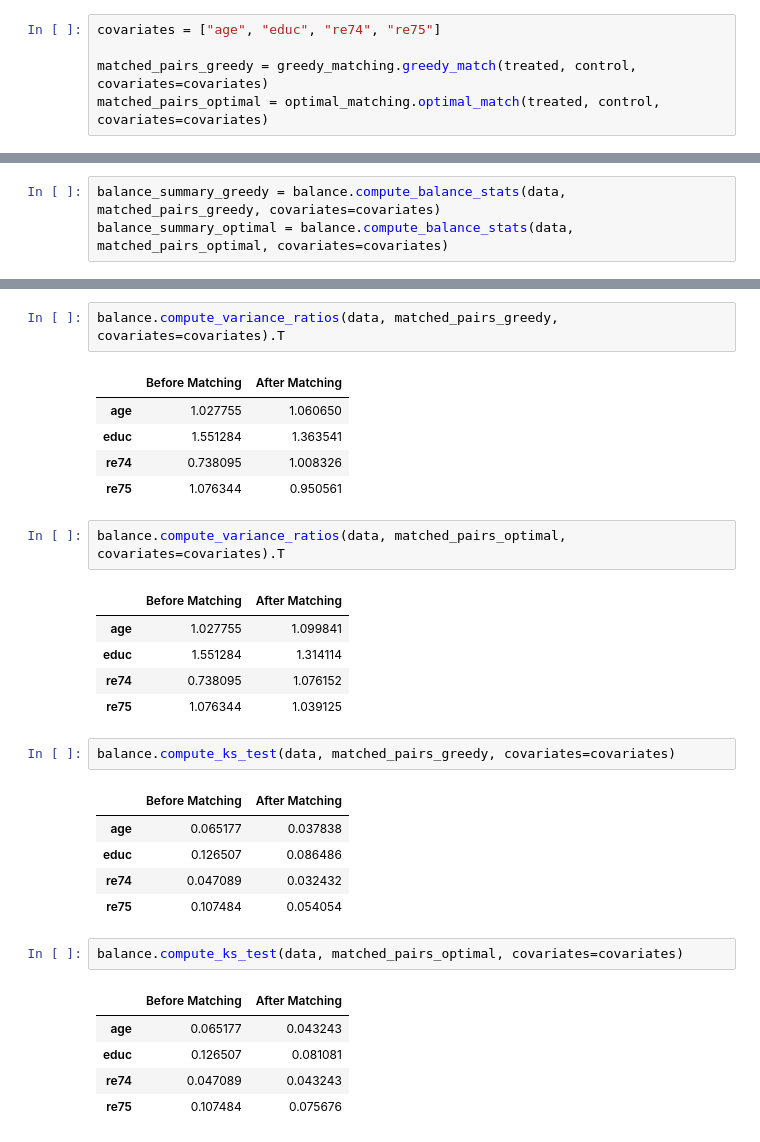
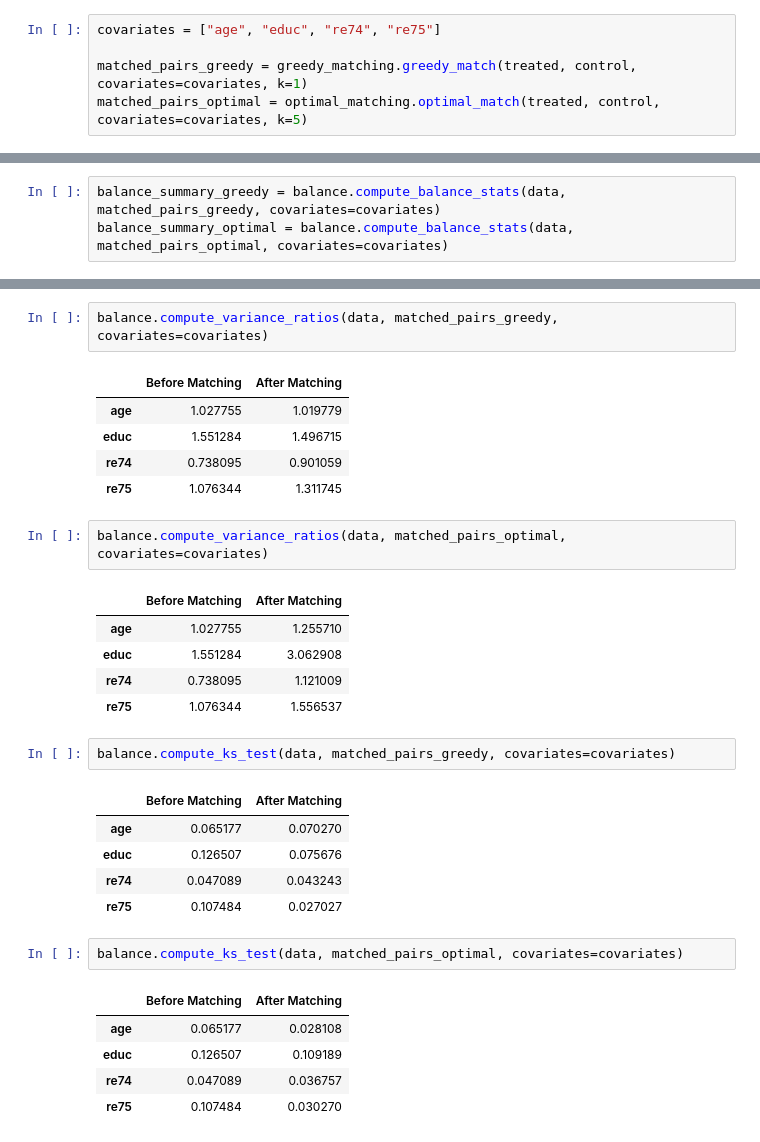
Before and after one commit to cmcap24/data-science-toolkit, a Jupyter notebook: notebooks/matching_example.ipynb, the cells around one changed output, grey strips where cells are left out. Saved outputs shown, nothing was run; the diff lists cells and outputs as text.

```diff
--- a/notebooks/matching_example.ipynb
+++ b/notebooks/matching_example.ipynb
@@ -30,8 +30,8 @@ Control: 260
 # %%
 covariates = ["age", "educ", "re74", "re75"]
 
-matched_pairs_greedy = greedy_matching.greedy_match(treated, control, covariates=covariates)
-matched_pairs_optimal = optimal_matching.optimal_match(treated, control, covariates=covariates)
+matched_pairs_greedy = greedy_matching.greedy_match(treated, control, covariates=covariates, k=1)
+matched_pairs_optimal = optimal_matching.optimal_match(treated, control, covariates=covariates, k=5)
 # %%
 len(matched_pairs_greedy), len(matched_pairs_optimal)
 # %% [output]
@@ -58,35 +78,35 @@ balance_summary_optimal.abs()
 # %%
-balance.compute_variance_ratios(data, matched_pairs_greedy, covariates=covariates).T
+balance.compute_variance_ratios(data, matched_pairs_greedy, covariates=covariates)
 # %% [output]
 |  | Before Matching | After Matching |
-| age | 1.027755 | 1.060650 |
-| educ | 1.551284 | 1.363541 |
-| re74 | 0.738095 | 1.008326 |
-| re75 | 1.076344 | 0.950561 |
+| age | 1.027755 | 1.019779 |
+| educ | 1.551284 | 1.496715 |
+| re74 | 0.738095 | 0.901059 |
+| re75 | 1.076344 | 1.311745 |
 # %%
-balance.compute_variance_ratios(data, matched_pairs_optimal, covariates=covariates).T
+balance.compute_variance_ratios(data, matched_pairs_optimal, covariates=covariates)
 # %% [output]
 |  | Before Matching | After Matching |
-| age | 1.027755 | 1.099841 |
-| educ | 1.551284 | 1.314114 |
-| re74 | 0.738095 | 1.076152 |
-| re75 | 1.076344 | 1.039125 |
+| age | 1.027755 | 1.255710 |
+| educ | 1.551284 | 3.062908 |
+| re74 | 0.738095 | 1.121009 |
+| re75 | 1.076344 | 1.556537 |
 # %%
 balance.compute_ks_test(data, matched_pairs_greedy, covariates=covariates)
 # %% [output]
 |  | Before Matching | After Matching |
-| age | 0.065177 | 0.037838 |
-| educ | 0.126507 | 0.086486 |
-| re74 | 0.047089 | 0.032432 |
-| re75 | 0.107484 | 0.054054 |
+| age | 0.065177 | 0.070270 |
+| educ | 0.126507 | 0.075676 |
+| re74 | 0.047089 | 0.043243 |
+| re75 | 0.107484 | 0.027027 |
 # %%
 balance.compute_ks_test(data, matched_pairs_optimal, covariates=covariates)
 # %% [output]
 |  | Before Matching | After Matching |
-| age | 0.065177 | 0.043243 |
-| educ | 0.126507 | 0.081081 |
-| re74 | 0.047089 | 0.043243 |
-| re75 | 0.107484 | 0.075676 |
+| age | 0.065177 | 0.028108 |
+| educ | 0.126507 | 0.109189 |
+| re74 | 0.047089 | 0.036757 |
+| re75 | 0.107484 | 0.030270 |
 # %%
 matching.plot_covariate_balance(data, matched_pairs_greedy, covariates=covariates)
 # %% [output]
```
Also changed, not shown: parts of 7 cells of this notebook, 2 other files.
